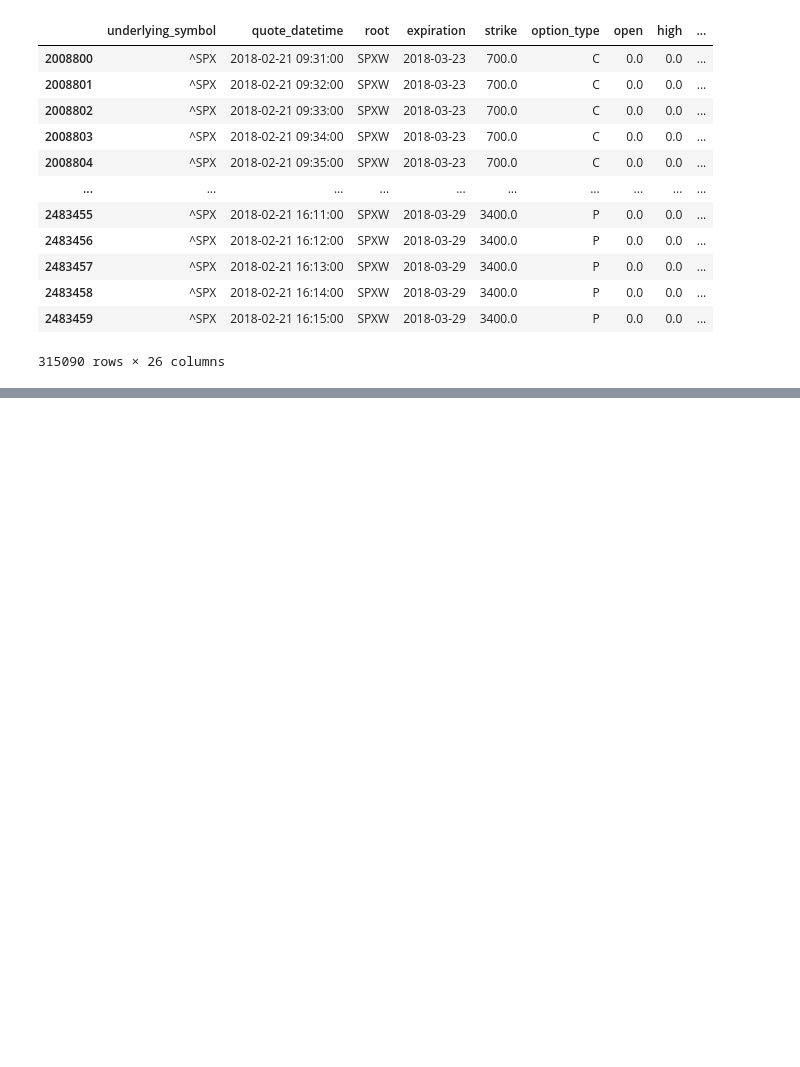
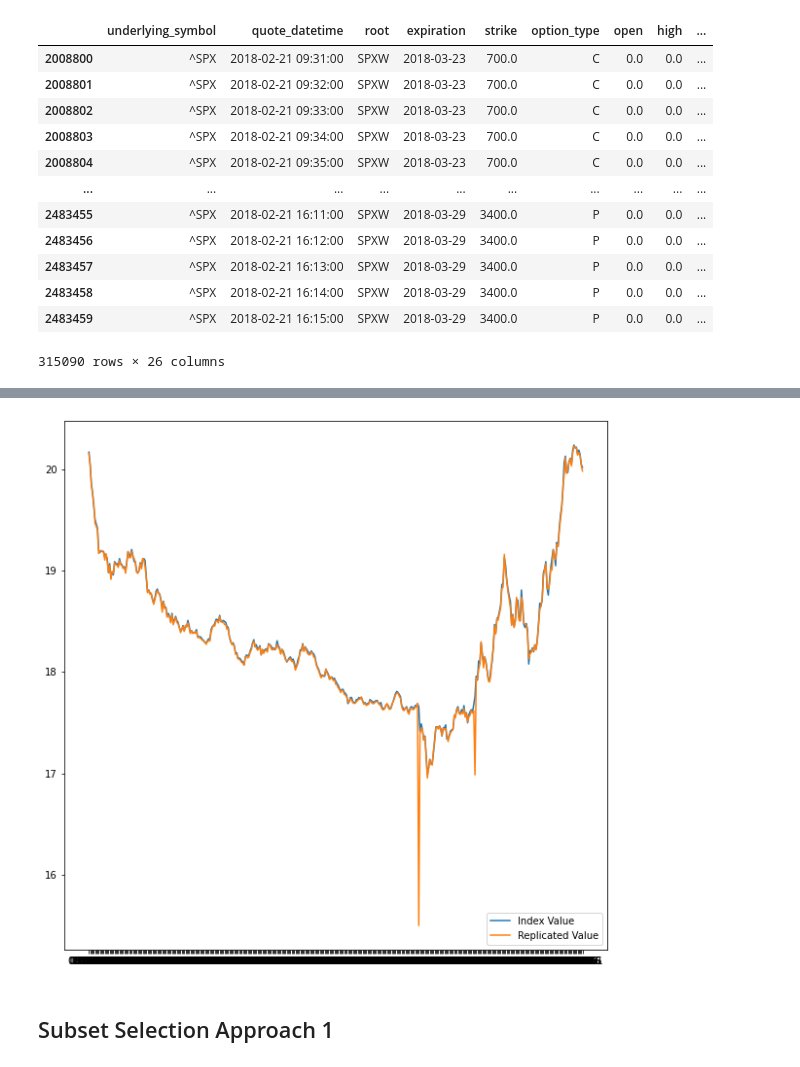
Before and after one commit to maxwkw/VIX-Project, a Jupyter notebook: Intraday Replication.ipynb, the cells around one changed output, grey strips where cells are left out. Drawn from its saved outputs; the diff is of its cells as text; code cells hidden in the pictures; blank space fills up the shorter version.

Commit message:
Add files via upload
Subset selection for both replication

```diff
--- a/Intraday Replication.ipynb
+++ b/Intraday Replication.ipynb
@@ -344,0 +390,16 @@ MSE: 0.013464380607758973
+# %%
+import matplotlib.pyplot as plt
+
+plt.figure(figsize=(10,10))
+x = vix_value_minute_data['TIME_STAMP']
+y1 = vix_value_minute_data['INDEX_VALUE']
+y2 = vix_value_minute_data['Replicated Value']
+
+plt.plot(x,y1,label='Index Value')
+plt.plot(x,y2,label='Replicated Value')
+plt.legend(loc='lower right')
+plt.show()
+# %% [output]
+[figure, added]
+# %% [markdown]
+## Subset Selection Approach 1
```
Also changed, not shown: parts of 11 cells of this notebook, 3 other files.
